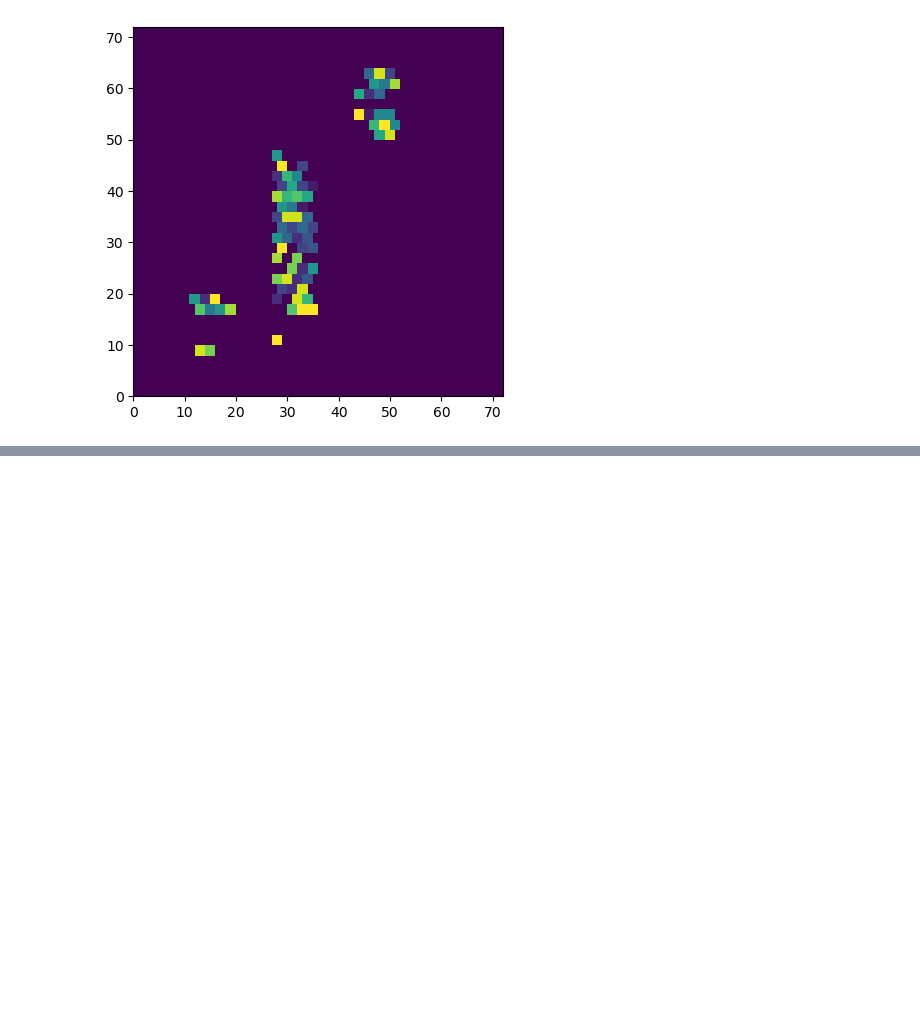
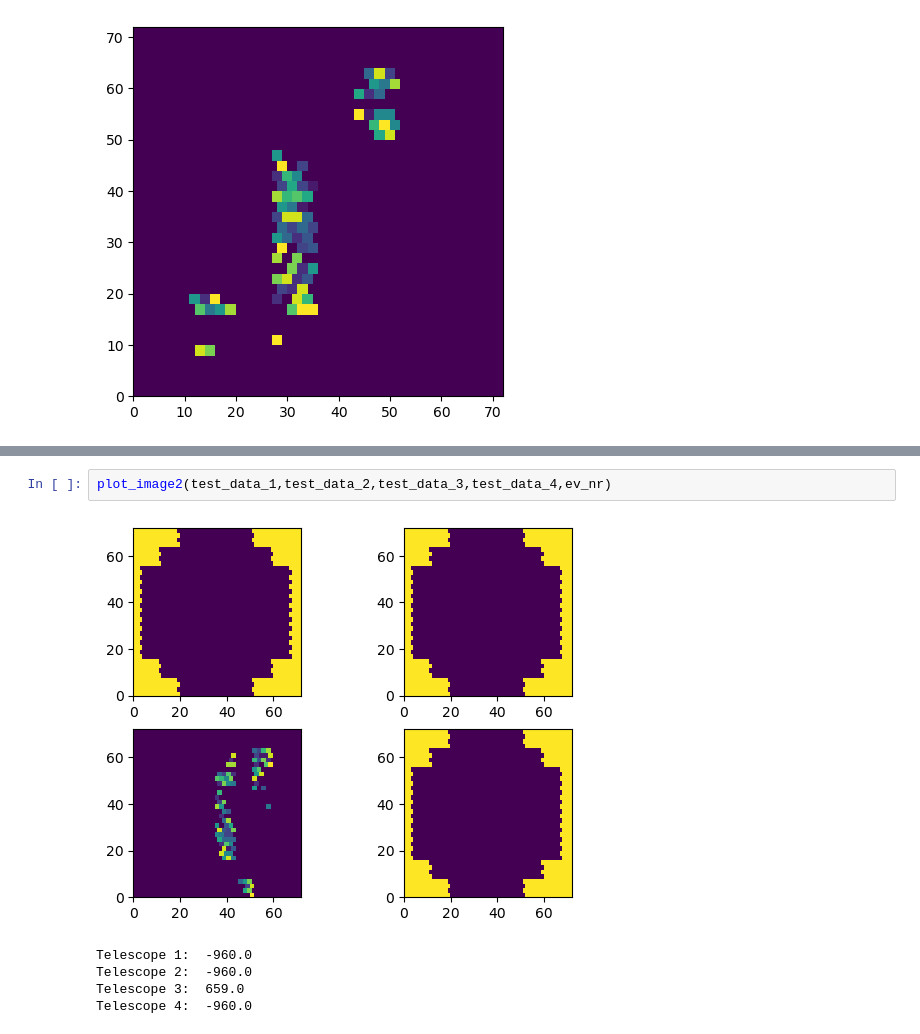
Before and after one commit to hanneswarnhofer/ECAP_HiWi_WorkingDirectory, a Jupyter notebook: TestNotebook.ipynb, the cells around one changed output, grey strips where cells are left out. Saved outputs shown, nothing was run; the diff lists cells and outputs as text; blank space fills up the shorter version.

```diff
--- a/TestNotebook.ipynb
+++ b/TestNotebook.ipynb
@@ -771,0 +1122,8 @@ HESS-I: Default
+# %%
+plot_image2(test_data_1,test_data_2,test_data_3,test_data_4,ev_nr)
+# %% [output]
+[figure, added]
+Telescope 1:  -960.0
+Telescope 2:  -960.0
+Telescope 3:  659.0
+Telescope 4:  -960.0
```
Also changed, not shown: parts of 40 cells of this notebook, 9 other files.
